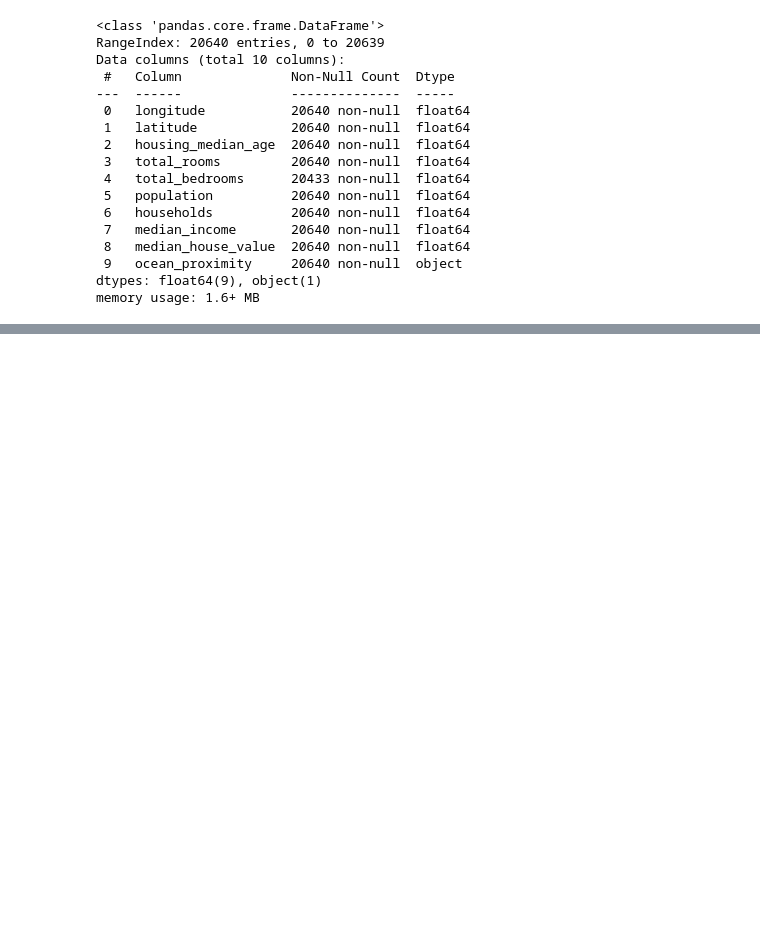
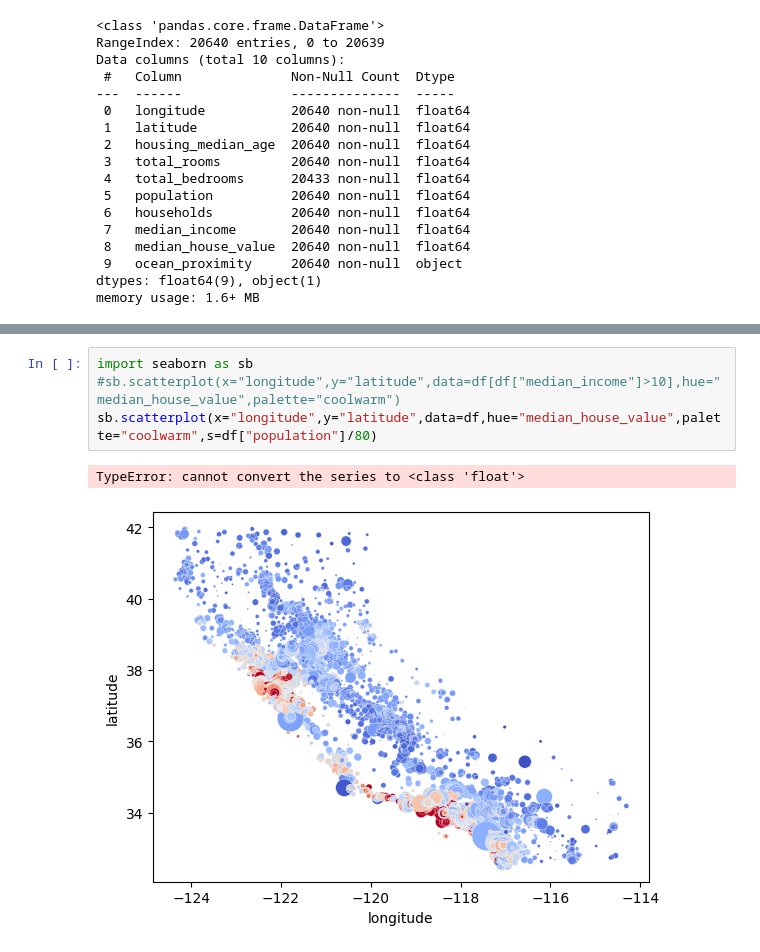
Before and after one commit to Mind0T/Entreno-code, a Jupyter notebook: python/inteligenciaArtificialDom/Casas_California/repaso.ipynb, the cells around one changed output, grey strips where cells are left out. Saved outputs shown, nothing was run; the diff lists cells and outputs as text; blank space fills up the shorter version.

Commit message:
Entreno hasta regresion Lineal Data Set

```diff
--- a/python/inteligenciaArtificialDom/Casas_California/repaso.ipynb
+++ b/python/inteligenciaArtificialDom/Casas_California/repaso.ipynb
@@ -43,0 +66,7 @@ df.describe()
+# %%
+import seaborn as sb
+#sb.scatterplot(x="longitude",y="latitude",data=df[df["median_income"]>10],hue="median_house_value",palette="coolwarm")
+sb.scatterplot(x="longitude",y="latitude",data=df,hue="median_house_value",palette="coolwarm",s=df["population"]/80)
+# %% [output]
+TypeError: cannot convert the series to <class 'float'>
+[figure, added]
```
Also changed, not shown: parts of 28 cells of this notebook, 1 other file.
